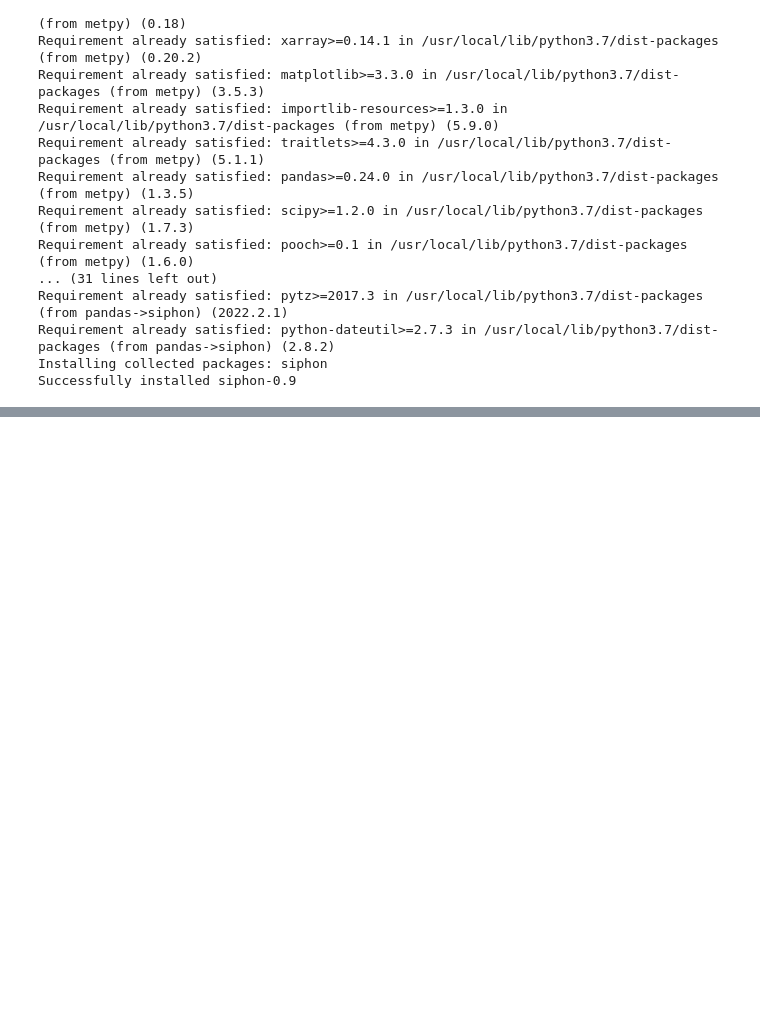
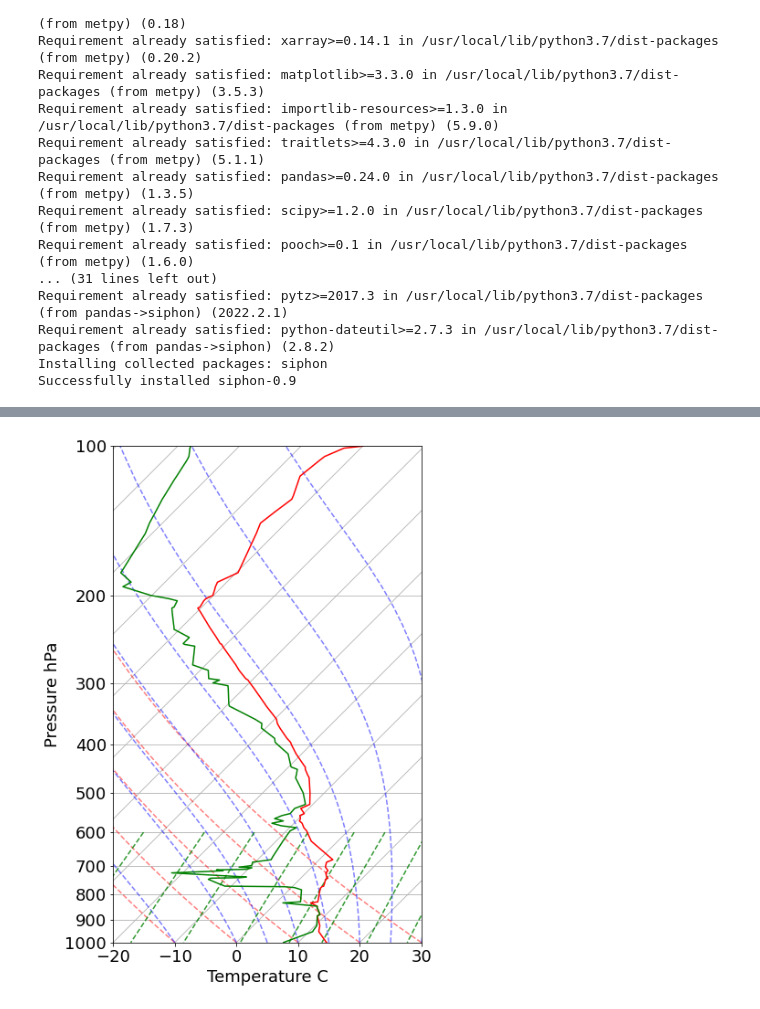
Before and after one commit to Gorkowski/Atmospheric_Science_Class, a Jupyter notebook: Classes/Part1/skew_T_parcels_plots.ipynb, the cells around one changed output, grey strips where cells are left out. Saved outputs shown, nothing was run; the diff lists cells and outputs as text; code cells hidden in the pictures; blank space fills up the shorter version.

```diff
--- a/Classes/Part1/skew_T_parcels_plots.ipynb
+++ b/Classes/Part1/skew_T_parcels_plots.ipynb
@@ -99,0 +100,30 @@ plt.show()
+# %%
+date = datetime(2021, 11, 1, 0)
+station = 'OAK' # station list at https://www.ncei.noaa.gov/pub/data/igra/igra2-station-list.txt
+data = WyomingUpperAir.request_data(site_id=station, time=date)
+
+# GRB 2021 05 01 00
+# GRB 2021 05 23 00 and 12
+# %%
+fig = plt.figure(figsize=(10, 10))
+plt.rcParams['font.size'] = '18'
+
+skew = SkewT(fig, rotation=45)
+
+# Plot the data using normal plotting functions, in this case using
+# log scaling in Y, as dictated by the typical meteorological plot.
+skew.plot(data['pressure'], data['temperature'], 'r')
+skew.plot(data['pressure'], data['dewpoint'], 'g')
+# skew.plot_barbs(p, u, v)
+skew.ax.set_ylim(1000, 100)
+skew.ax.set_xlim(-20, 30)
+# ax.xlabel('Temperature C')
+skew.ax.set_xlabel('Temperature C')
+skew.ax.set_ylabel('Pressure hPa')
+skew.plot_dry_adiabats()
+skew.plot_moist_adiabats()
+skew.plot_mixing_lines()
+
+plt.show()
+# %% [output]
+[figure, added]
```
Also changed, not shown: parts of 8 cells of this notebook.
